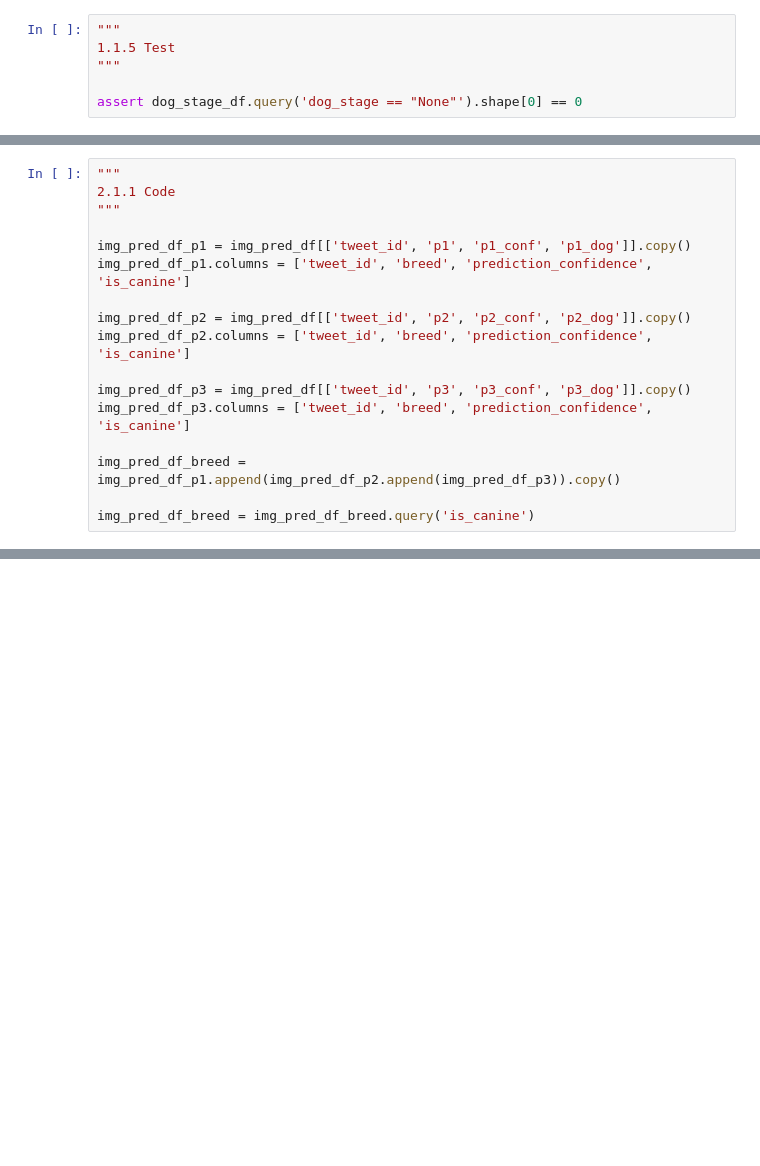
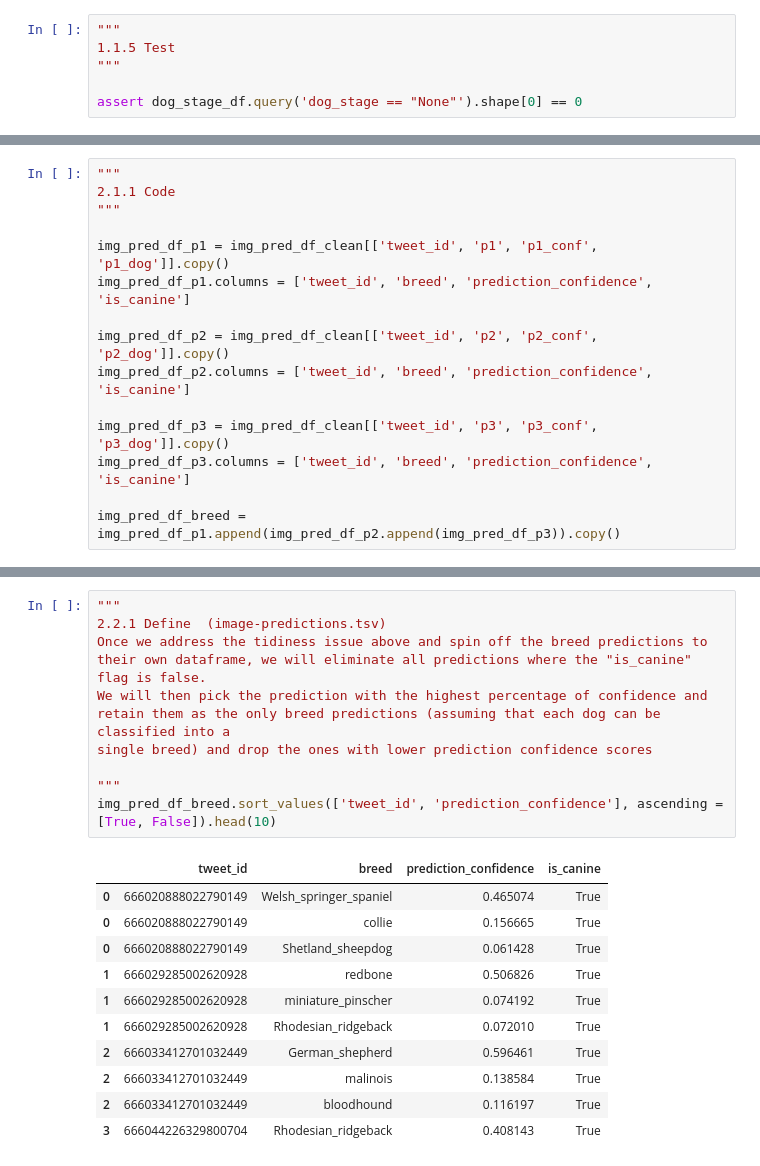
Before and after one commit to bthodla/danano, a Jupyter notebook: prj4/wrangle_act.ipynb, the cells around one changed output, grey strips where cells are left out. Drawn from its saved outputs; the diff is of its cells as text; blank space fills up the shorter version.

```diff
--- a/prj4/wrangle_act.ipynb
+++ b/prj4/wrangle_act.ipynb
@@ -622,15 +617,13 @@ img_pred_df.sample(5)
 2.1.1 Code
 """
 
-img_pred_df_p1 = img_pred_df[['tweet_id', 'p1', 'p1_conf', 'p1_dog']].copy()
+img_pred_df_p1 = img_pred_df_clean[['tweet_id', 'p1', 'p1_conf', 'p1_dog']].copy()
 img_pred_df_p1.columns = ['tweet_id', 'breed', 'prediction_confidence', 'is_canine']
 
-img_pred_df_p2 = img_pred_df[['tweet_id', 'p2', 'p2_conf', 'p2_dog']].copy()
+img_pred_df_p2 = img_pred_df_clean[['tweet_id', 'p2', 'p2_conf', 'p2_dog']].copy()
 img_pred_df_p2.columns = ['tweet_id', 'breed', 'prediction_confidence', 'is_canine']
 
-img_pred_df_p3 = img_pred_df[['tweet_id', 'p3', 'p3_conf', 'p3_dog']].copy()
+img_pred_df_p3 = img_pred_df_clean[['tweet_id', 'p3', 'p3_conf', 'p3_dog']].copy()
 img_pred_df_p3.columns = ['tweet_id', 'breed', 'prediction_confidence', 'is_canine']
 
 img_pred_df_breed = img_pred_df_p1.append(img_pred_df_p2.append(img_pred_df_p3)).copy()
-
-img_pred_df_breed = img_pred_df_breed.query('is_canine')
@@ -636,0 +643,21 @@ img_pred_df_breed = img_pred_df_breed.query('is_canine')
+# %%
+"""
+2.2.1 Define  (image-predictions.tsv)
+Once we address the tidiness issue above and spin off the breed predictions to their own dataframe, we will eliminate all predictions where the "is_canine" flag is false.
+We will then pick the prediction with the highest percentage of confidence and retain them as the only breed predictions (assuming that each dog can be classified into a
+single breed) and drop the ones with lower prediction confidence scores
+
+"""
+img_pred_df_breed.sort_values(['tweet_id', 'prediction_confidence'], ascending = [True, False]).head(10)
+# %% [output]
+|  | tweet_id | breed | prediction_confidence | is_canine |
+| 0 | 666020888022790149 | Welsh_springer_spaniel | 0.465074 | True |
+| 0 | 666020888022790149 | collie | 0.156665 | True |
+| 0 | 666020888022790149 | Shetland_sheepdog | 0.061428 | True |
+| 1 | 666029285002620928 | redbone | 0.506826 | True |
+| 1 | 666029285002620928 | miniature_pinscher | 0.074192 | True |
+| 1 | 666029285002620928 | Rhodesian_ridgeback | 0.072010 | True |
+| 2 | 666033412701032449 | German_shepherd | 0.596461 | True |
+| 2 | 666033412701032449 | malinois | 0.138584 | True |
+| 2 | 666033412701032449 | bloodhound | 0.116197 | True |
+| 3 | 666044226329800704 | Rhodesian_ridgeback | 0.408143 | True |
```
Also changed, not shown: parts of 18 cells of this notebook.
